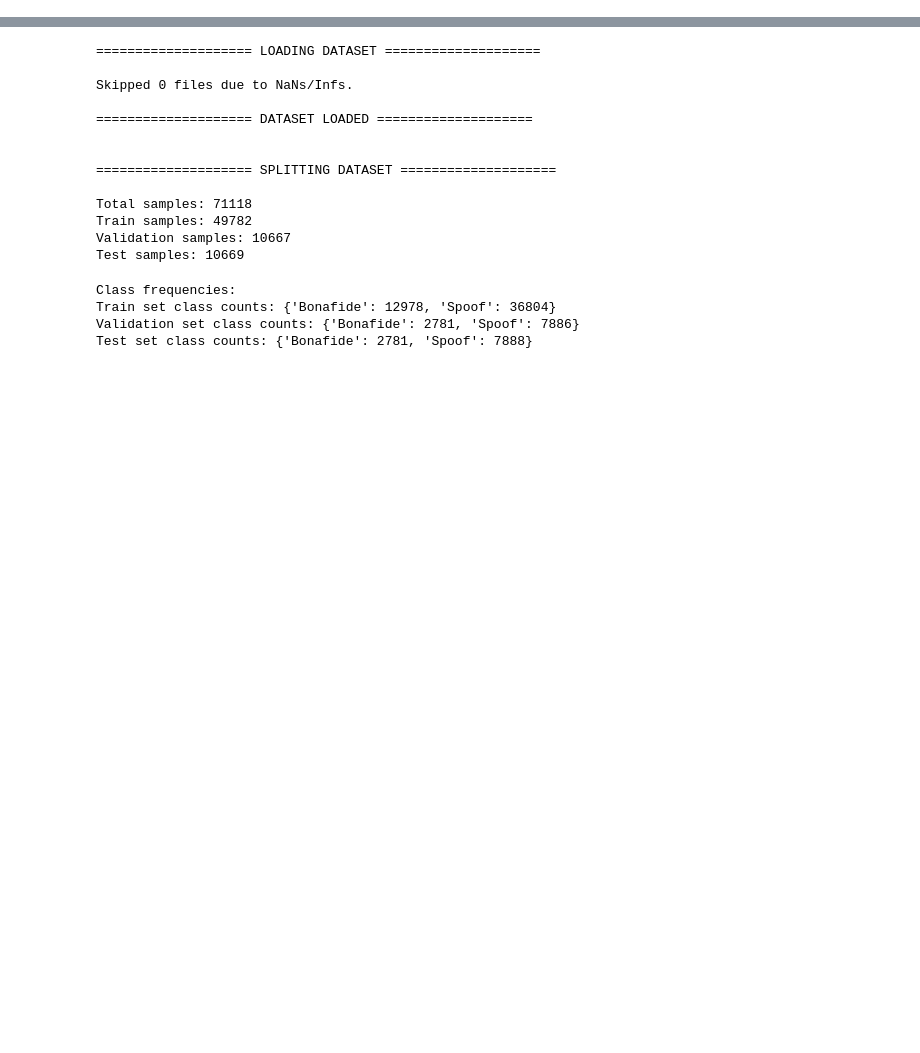
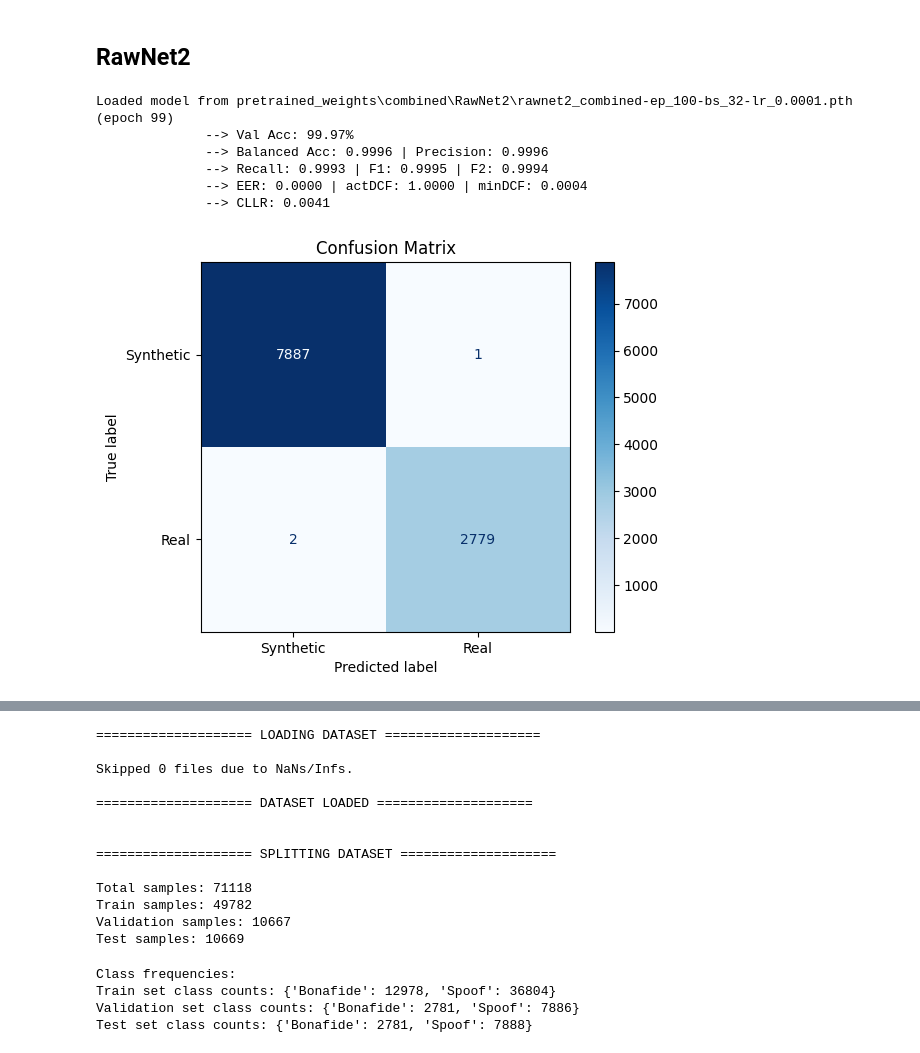
Before and after one commit to Ainzw0rth/RawNets-PF, a Jupyter notebook: main.ipynb, the cells around one changed output, grey strips where cells are left out. Cells and saved outputs as stored; diff of their text form; code cells hidden in the pictures; blank space fills up the shorter version.

```diff
--- a/main.ipynb
+++ b/main.ipynb
@@ -0,0 +128,37 @@
+# %% [markdown]
+## RawNet2
+# %%
+combined_model_config2 = {
+    'in_channels': 1,
+    'first_conv': 3,
+    'filts': [128, [128, 128], [128, 256], [256, 256]],
+    'blocks': [2, 4],
+    'gru_node': 1024,
+    'nb_gru_layer': 1,
+    'nb_fc_node': 1024,
+    'nb_classes': 2,
+    'nb_samp': 16000 * 4 + 24
+}
+
+device = "cuda" if torch.cuda.is_available() else "cpu"
+
+# --- Set up model, optimizer, and scaler ---
+model = RawNet2(combined_model_config2).to(device)
+optimizer = Adam(model.parameters(), lr=0.0001)
+scaler = GradScaler()
+
+# --- Load the model ---
+start_epoch = load_model_rawnet2(
+    model, optimizer, scaler,
+    path=r"pretrained_weights\combined\RawNet2\rawnet2_combined-ep_100-bs_32-lr_0.0001.pth"
+)
+
+predictions, targets, metrics = test_rawnet2(model, test_loader_combined, device=device)
+# %% [output]
+Loaded model from pretrained_weights\combined\RawNet2\rawnet2_combined-ep_100-bs_32-lr_0.0001.pth (epoch 99)
+              --> Val Acc: 99.97%
+              --> Balanced Acc: 0.9996 | Precision: 0.9996
+              --> Recall: 0.9993 | F1: 0.9995 | F2: 0.9994
+              --> EER: 0.0000 | actDCF: 1.0000 | minDCF: 0.0004
+              --> CLLR: 0.0041
+[figure, added]
```
Also changed, not shown: parts of 17 cells of this notebook, 26 other files.
